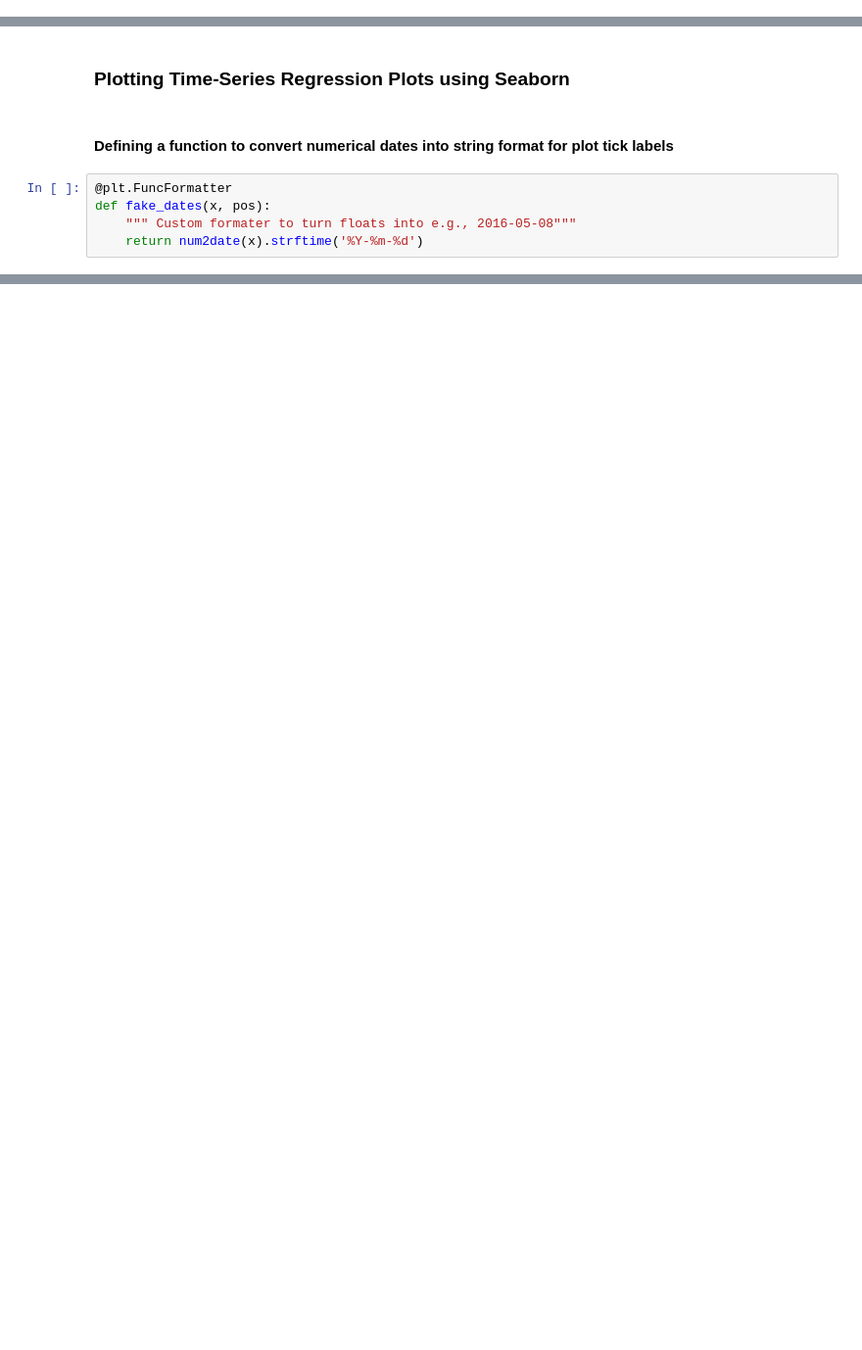
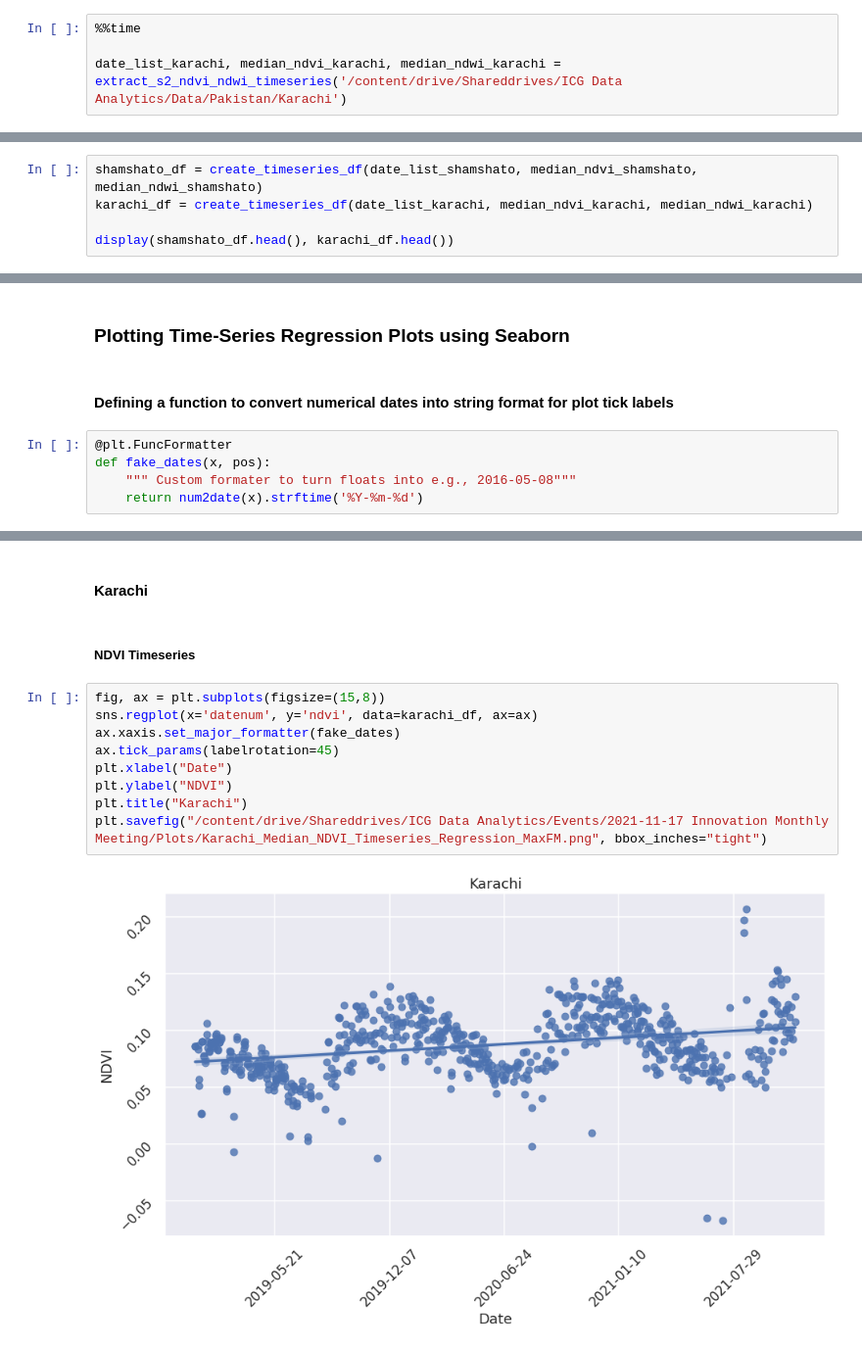
Before and after one commit to icg-innovation/ICG_GEM_Innovation_Workshop_17_Nov_2021, a Jupyter notebook: submitted_notebooks/ICG_GEM_Innovation_Hack_2021_11_17_MaxFM.ipynb, the cells around one changed output, grey strips where cells are left out. Shown: that part at 98% size. Drawn from its saved outputs; the diff is of its cells as text; blank space fills up the shorter version.

Commit message:
Including Karachi in time-series analysis

```diff
--- a/submitted_notebooks/ICG_GEM_Innovation_Hack_2021_11_17_MaxFM.ipynb
+++ b/submitted_notebooks/ICG_GEM_Innovation_Hack_2021_11_17_MaxFM.ipynb
@@ -105,0 +123,4 @@ Wall time: 2min 49s
+# %%
+%%time
+
+date_list_karachi, median_ndvi_karachi, median_ndwi_karachi = extract_s2_ndvi_ndwi_timeseries('/content/drive/Shareddrives/ICG Data Analytics/Data/Pakistan/Karachi')
@@ -132,0 +132,5 @@ df
+# %%
+shamshato_df = create_timeseries_df(date_list_shamshato, median_ndvi_shamshato, median_ndwi_shamshato)
+karachi_df = create_timeseries_df(date_list_karachi, median_ndvi_karachi, median_ndwi_karachi)
+
+display(shamshato_df.head(), karachi_df.head())
@@ -175,3 +194,18 @@ plt.title("Shamshato Refugee Camp")
 plt.savefig("/content/drive/Shareddrives/ICG Data Analytics/Events/2021-11-17 Innovation Monthly Meeting/Plots/Shamshato_Median_NDVI_NDWI_Regression_MaxFM.png", bbox_inches="tight")
 # %% [output]
 [figure]
+# %% [markdown]
+#### Karachi
+# %% [markdown]
+##### NDVI Timeseries
+# %%
+fig, ax = plt.subplots(figsize=(15,8))
+sns.regplot(x='datenum', y='ndvi', data=karachi_df, ax=ax)
+ax.xaxis.set_major_formatter(fake_dates)
+ax.tick_params(labelrotation=45)
+plt.xlabel("Date")
+plt.ylabel("NDVI")
+plt.title("Karachi")
+plt.savefig("/content/drive/Shareddrives/ICG Data Analytics/Events/2021-11-17 Innovation Monthly Meeting/Plots/Karachi_Median_NDVI_Timeseries_Regression_MaxFM.png", bbox_inches="tight")
+# %% [output]
+[figure, added]
```
Also changed, not shown: parts of 17 cells of this notebook.
